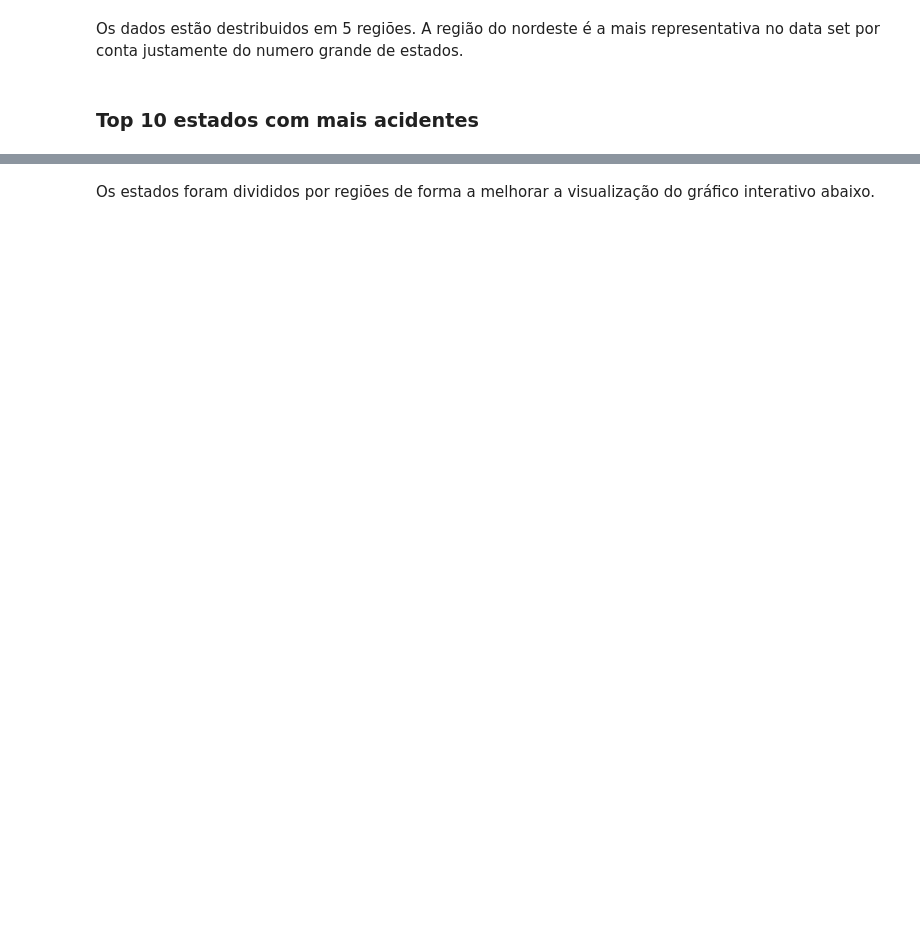
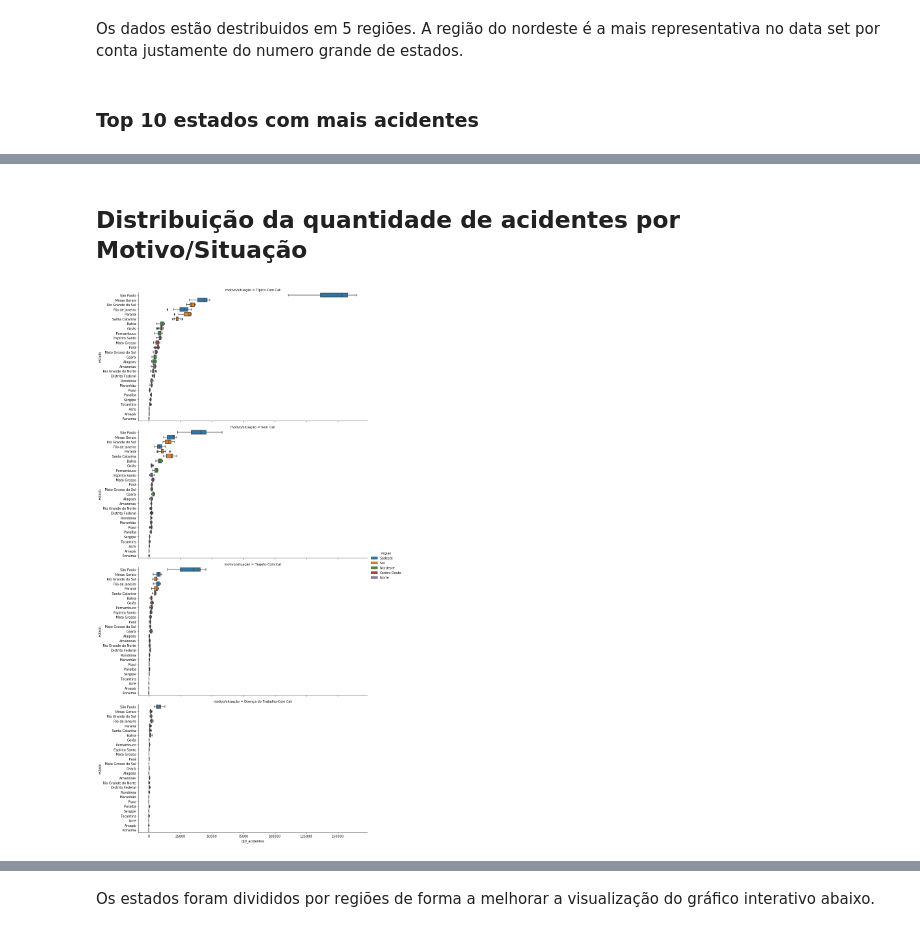
Before and after one commit to lorransr/CAT, a Jupyter notebook: Acidentes_de_Trabalho.ipynb, the cells around one changed output, grey strips where cells are left out. Cells and saved outputs as stored; diff of their text form; code cells hidden in the pictures; blank space fills up the shorter version.

```diff
--- a/Acidentes_de_Trabalho.ipynb
+++ b/Acidentes_de_Trabalho.ipynb
@@ -328,0 +398,15 @@ m.set_title("Média da quantidade de Acidentes de Trabalho por estado");
+# %% [markdown]
+## Distribuição da quantidade de acidentes por Motivo/Situação
+# %%
+g = sns.catplot(x="qtd_acidentes",
+                y="estado",
+                kind = "box",
+                row="motivo/situação",
+                height = 6,
+                aspect = 2,
+                hue = "regiao",
+                hue_order = ["Sudeste","Sul","Nordeste","Centro-Oeste","Norte"],
+                dodge = False,
+                data=df_uf.sort_values("qtd_acidentes",ascending=False))
+# %% [output]
+[figure, added]
```
Also changed, not shown: parts of 58 cells of this notebook.
